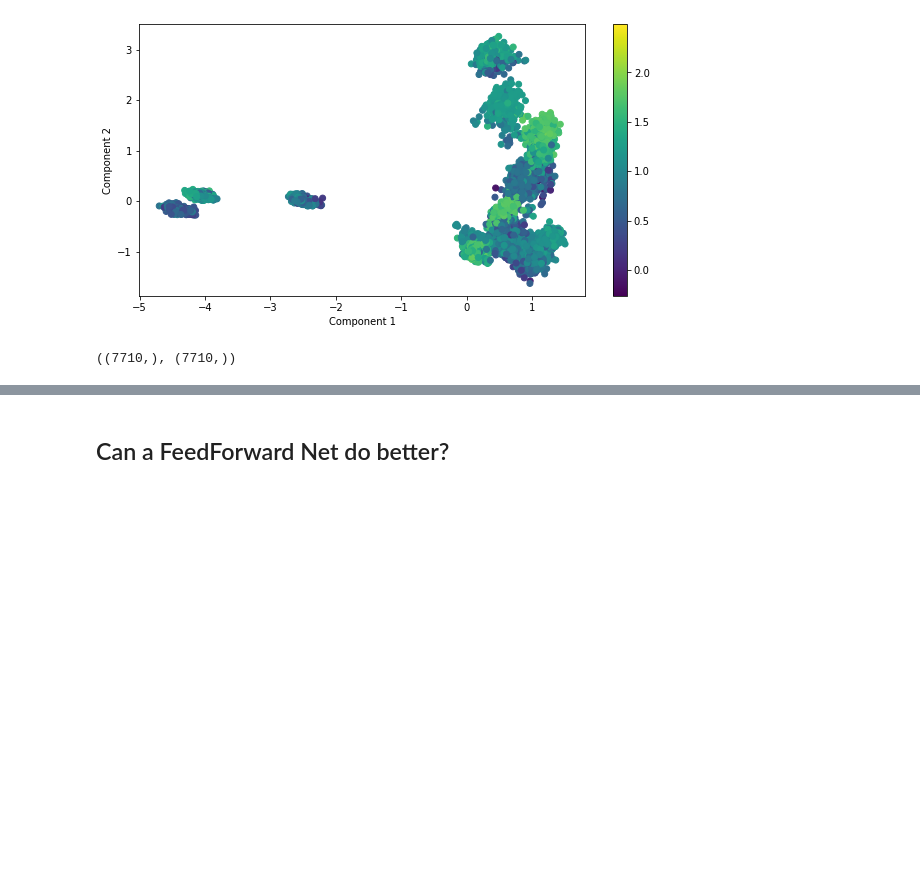
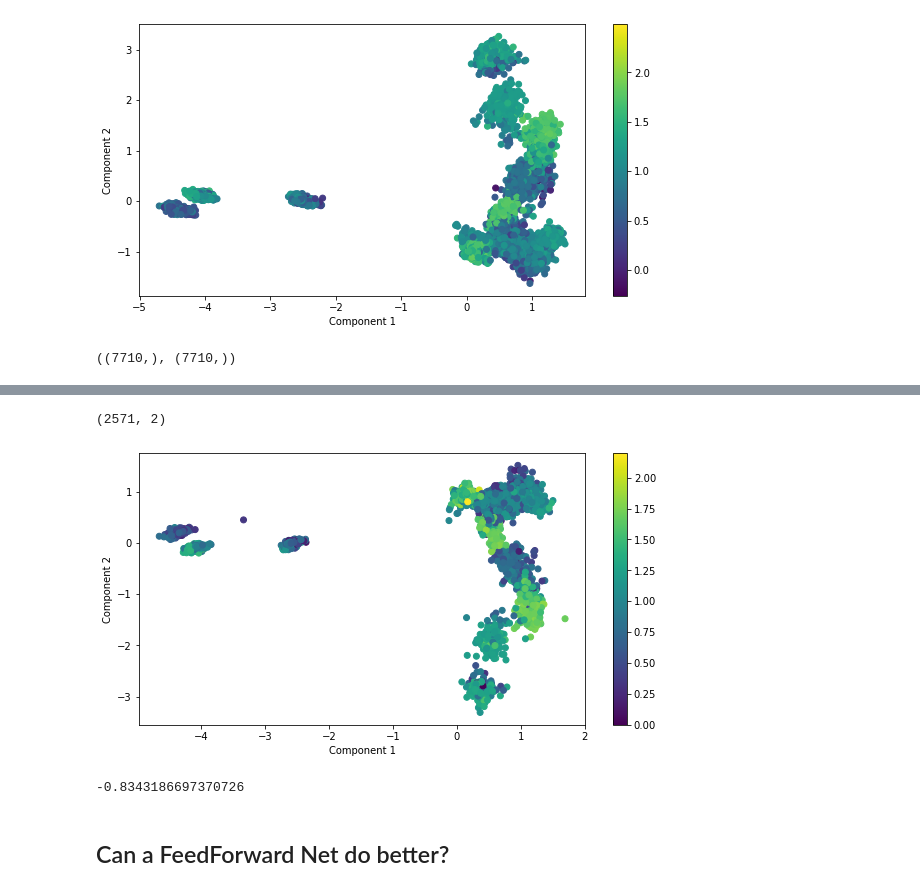
Before and after one commit to stepp1/protera-stability, a Jupyter notebook: parallel-synthesis/modelling.ipynb, the cells around one changed output, grey strips where cells are left out. Cells and saved outputs as stored; diff of their text form; code cells hidden in the pictures; blank space fills up the shorter version.

Commit message:
refactor extraction, added cv sklearn + cv skorch + dim reduction

```diff
--- a/parallel-synthesis/modelling.ipynb
+++ b/parallel-synthesis/modelling.ipynb
@@ -227,8 +227,8 @@ class EmbeddingProtein1D:
             self.data_path
             / f"{file_prefix}_{kind}.h5"
         )
-        if Path(h5_fname).exists():
-            raise ValueError(f"Dataset {h5_fname} exists.")
+#         if Path(h5_fname).exists():
+#             raise ValueError(f"Dataset {h5_fname} exists.")
 
         n_samples = len(self.data)
 
@@ -355,8 +352,9 @@ def dim_reduction(X, y, strategy = 'PCA', n_components = 2, prefix = None, plot_
     return X_hat
 
 
-X_train_reduced = dim_reduction(h5_dset['embeddings'][:], h5_dset['labels'][:].reshape(-1,1), plot_viz=True)
+X_train = h5_dset['embeddings'][:]
 y_train = h5_dset['labels'][:].reshape(-1,1)
+X_train_reduced = dim_reduction(X_train, y_train, plot_viz=True)
 # %% [output]
 (7710, 2)
 [figure]
@@ -422,14 +426,18 @@ h5_dset['embeddings'][:].shape, h5_dset['labels'][:].reshape(-1,1).shape
 # %%
 model = MLPRegressor(**{'activation': 'relu', 'hidden_layer_sizes': (100, 100), 'solver': 'adam'})
-model.fit(X_reduced, h5_dset['labels'][:])
+model.fit(X_train_reduced, y_train)
 
 
 
 h5_dset = emb_stabilty.generate_datasets('stability', kind='test', load_embeddings=True)
 X_test, y_test = h5_dset['embeddings'][:], h5_dset['labels'][:].reshape(-1,1)
 
 X_test_red = dim_reduction(X_test, y_test)
 model.score(X_test_red, y_test)
+# %% [output]
+(2571, 2)
+[figure, added]
+-0.8343186697370726
 # %% [markdown]
 ## Can a FeedForward Net do better?
 # %%
```
Also changed, not shown: parts of 6 cells of this notebook.
